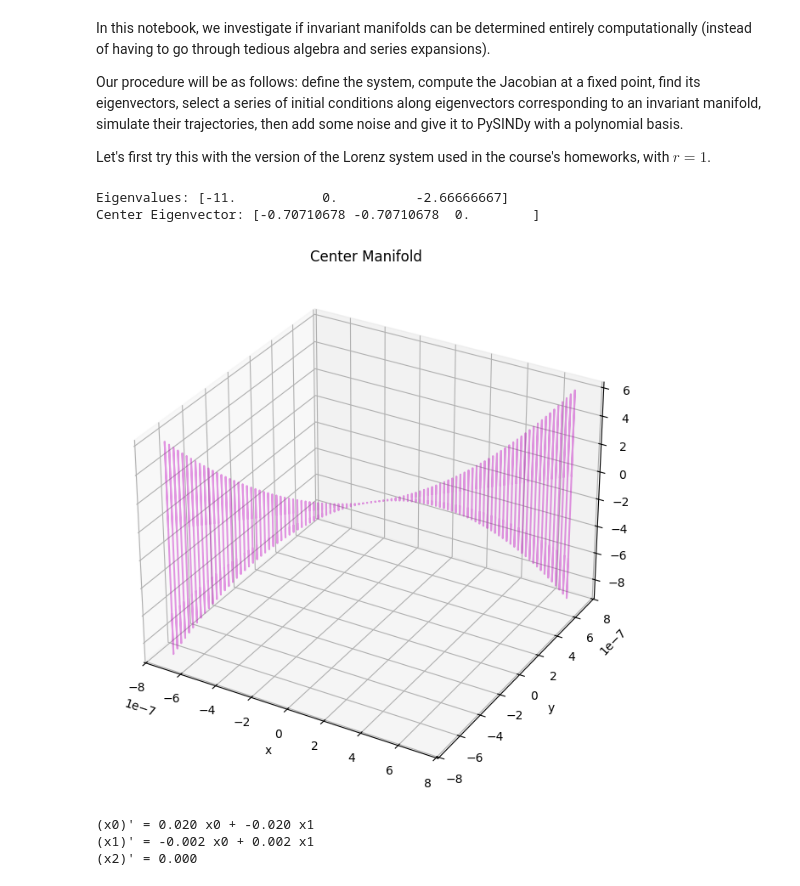
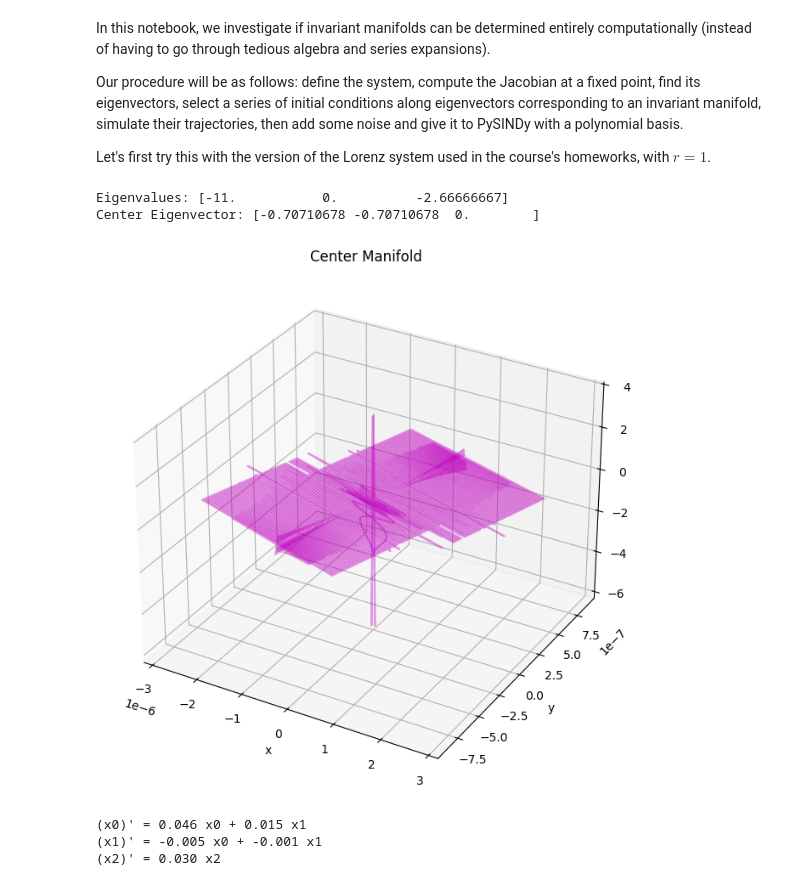
Before and after one commit to eklepitsch/amath575-final, a Jupyter notebook: src/LorenzEquations_invariant_manifolds_discovery.ipynb, the cells around one changed output. Cells and saved outputs as stored; diff of their text form; code cells hidden in the pictures.

Commit message:
gave model more timesteps, slightly more accurate but still needs work

```diff
--- a/src/LorenzEquations_invariant_manifolds_discovery.ipynb
+++ b/src/LorenzEquations_invariant_manifolds_discovery.ipynb
@@ -31,44 +31,44 @@ print("Eigenvalues:", eigvals)
 v_center = np.real(eigvecs[:, np.argmin(np.abs(eigvals))])
 print("Center Eigenvector:", v_center)
 
 # Generate initial conditions along the center eigenvector
 deltas = np.linspace(-1e-6, 1e-6, 100)
 initial_conditions = [delta * v_center for delta in deltas]
 
 # Simulate trajectories from those initial conditions
-t_span = (0, 5)
+t_span = (0, 20)
 dt = 0.001
 t_eval = np.arange(t_span[0], t_span[1], dt)
 
 trajectories = []
 for ic in initial_conditions:
     sol = solve_ivp(lorenz, t_span, ic, t_eval=t_eval, method='RK45')
     trajectories.append(sol.y.T)
 # now trajectories is a list of 100 numpy arrays (since we plotted trajectories from 100 initial conditions)
-# each with shape (5000, 3), 5000 being the total number of timesteps and 3 being the dimensionality of the system
+# each with shape (total number of timesteps, 3), 3 being the dimensionality of the system
 
 # Plot the trajectories
 fig = plt.figure(figsize=(10, 8))
 ax = fig.add_subplot(projection='3d')
 for traj in trajectories:
     ax.plot(traj[:, 0], traj[:, 1], traj[:, 2], color='m', alpha=0.4)
 ax.set_xlabel('x')
 ax.set_ylabel('y')
 ax.set_zlabel('z')
 plt.title('Center Manifold')
 plt.show()
 # %% [output]
 Eigenvalues: [-11.           0.          -2.66666667]
 Center Eigenvector: [-0.70710678 -0.70710678  0.        ]
-[figure, old version]
+[figure, new version]
 # %%
 # Fit polynomial SINDy
-poly_lib = ps.PolynomialLibrary(degree=4)
+poly_lib = ps.PolynomialLibrary(degree=7)
 optimizer = ps.STLSQ(threshold=1e-99)
 model = ps.SINDy(feature_library=poly_lib, optimizer=optimizer)
 model.fit(trajectories, t=dt, multiple_trajectories=True)
 model.print()
 # %% [output]
-(x0)' = 0.020 x0 + -0.020 x1
-(x1)' = -0.002 x0 + 0.002 x1
-(x2)' = 0.000
+(x0)' = 0.046 x0 + 0.015 x1
+(x1)' = -0.005 x0 + -0.001 x1
+(x2)' = 0.030 x2
```
Also changed, not shown: parts of 1 cell of this notebook.
